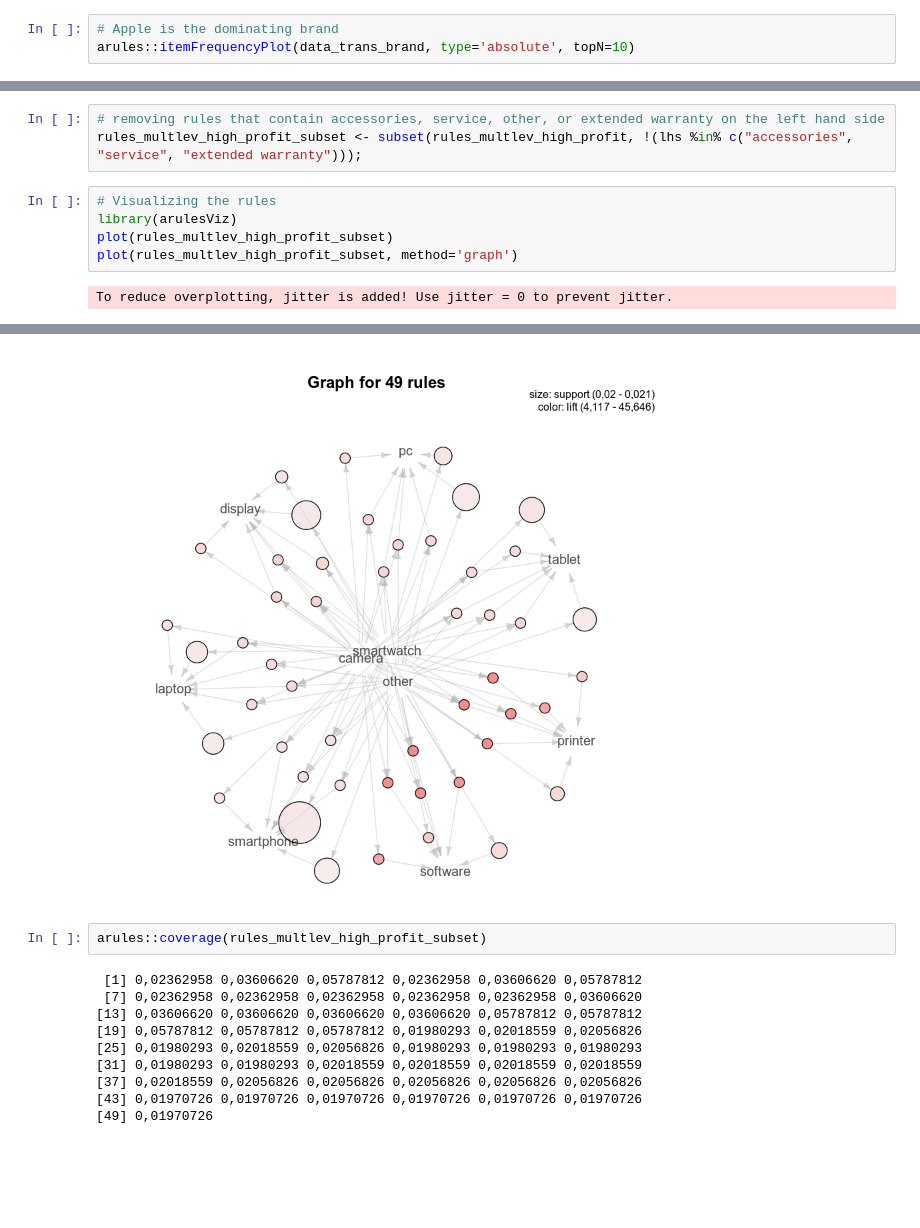
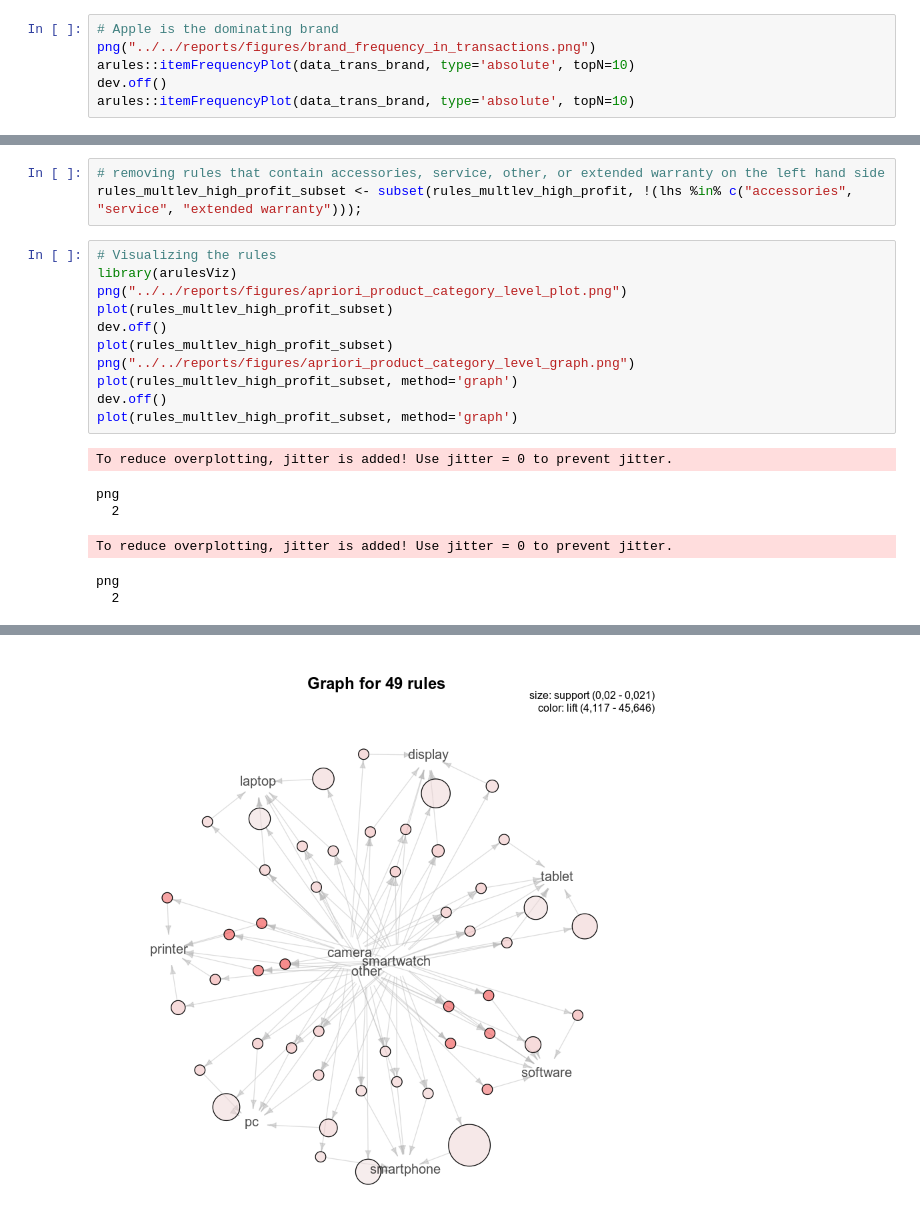
Before and after one commit to TuomoKareoja/product-associations-discovery, a Jupyter notebook: notebooks/exploratory/apriori_exploration.ipynb, the cells around one changed output, grey strips where cells are left out. Drawn from its saved outputs; the diff is of its cells as text; blank space fills up the shorter version.

```diff
--- a/notebooks/exploratory/apriori_exploration.ipynb
+++ b/notebooks/exploratory/apriori_exploration.ipynb
@@ -138,5 +149,8 @@ Warning message in arules::addAggregate(data_trans, by = "brand"):
 “NAs durch Umwandlung erzeugt”
 # %%
 # Apple is the dominating brand
+png("../../reports/figures/brand_frequency_in_transactions.png")
 arules::itemFrequencyPlot(data_trans_brand, type='absolute', topN=10)
+dev.off()
+arules::itemFrequencyPlot(data_trans_brand, type='absolute', topN=10)
 # %% [output]
@@ -261,21 +287,20 @@ rules_multlev_high_profit_subset <- subset(rules_multlev_high_profit, !(lhs %in%
 # %%
 # Visualizing the rules
 library(arulesViz)
+png("../../reports/figures/apriori_product_category_level_plot.png")
 plot(rules_multlev_high_profit_subset)
+dev.off()
+plot(rules_multlev_high_profit_subset)
+png("../../reports/figures/apriori_product_category_level_graph.png")
 plot(rules_multlev_high_profit_subset, method='graph')
+dev.off()
+plot(rules_multlev_high_profit_subset, method='graph')
 # %% [output]
 To reduce overplotting, jitter is added! Use jitter = 0 to prevent jitter.
+png
+  2
+To reduce overplotting, jitter is added! Use jitter = 0 to prevent jitter.
+png
+  2
 [figure]
-[figure, old version]
+[figure, new version]
-# %%
-arules::coverage(rules_multlev_high_profit_subset)
-# %% [output]
- [1] 0,02362958 0,03606620 0,05787812 0,02362958 0,03606620 0,05787812
- [7] 0,02362958 0,02362958 0,02362958 0,02362958 0,02362958 0,03606620
-[13] 0,03606620 0,03606620 0,03606620 0,03606620 0,05787812 0,05787812
-[19] 0,05787812 0,05787812 0,05787812 0,01980293 0,02018559 0,02056826
-[25] 0,01980293 0,02018559 0,02056826 0,01980293 0,01980293 0,01980293
-[31] 0,01980293 0,01980293 0,02018559 0,02018559 0,02018559 0,02018559
-[37] 0,02018559 0,02056826 0,02056826 0,02056826 0,02056826 0,02056826
-[43] 0,01970726 0,01970726 0,01970726 0,01970726 0,01970726 0,01970726
-[49] 0,01970726
```
Also changed, not shown: parts of 5 cells of this notebook, 17 other files.
